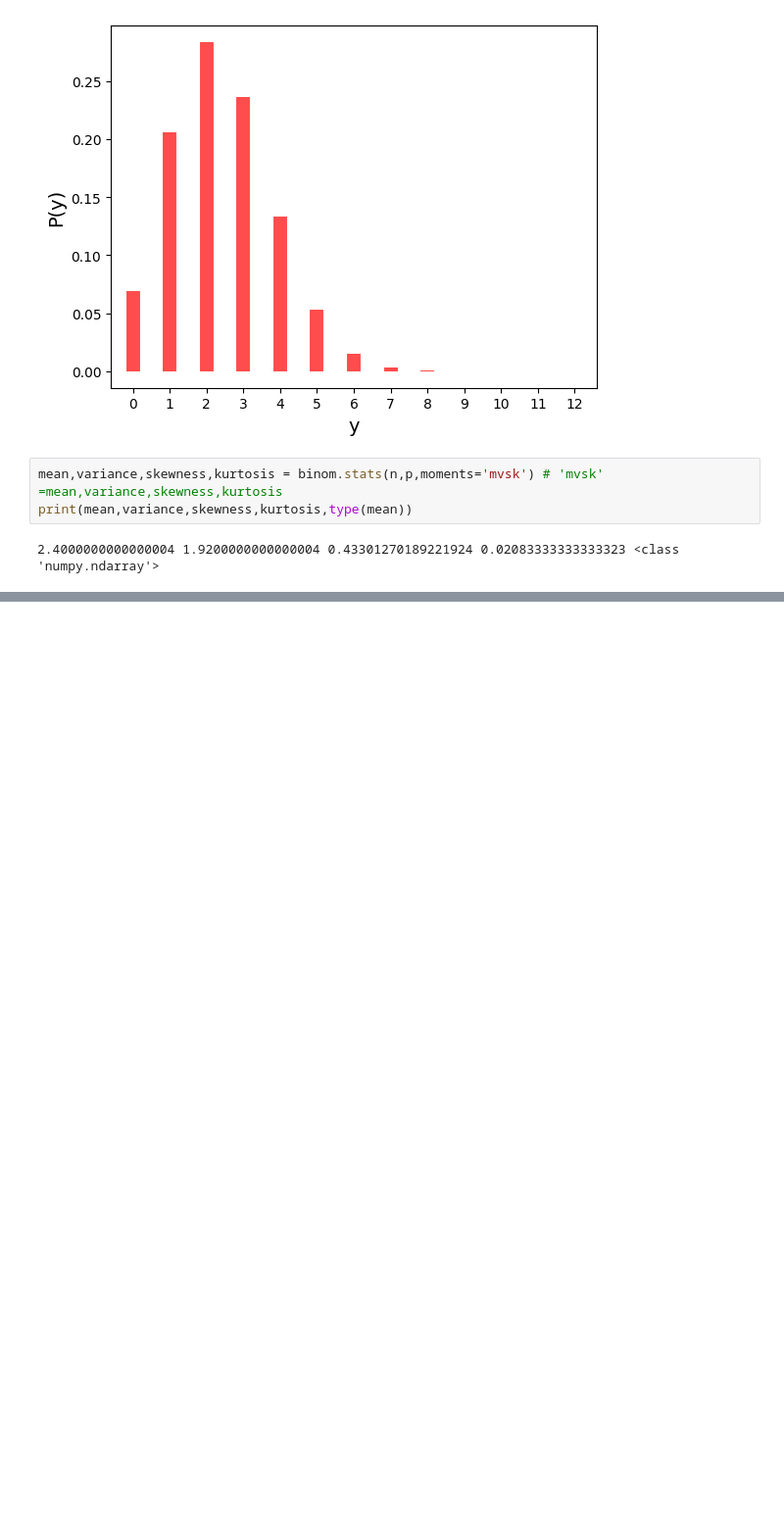
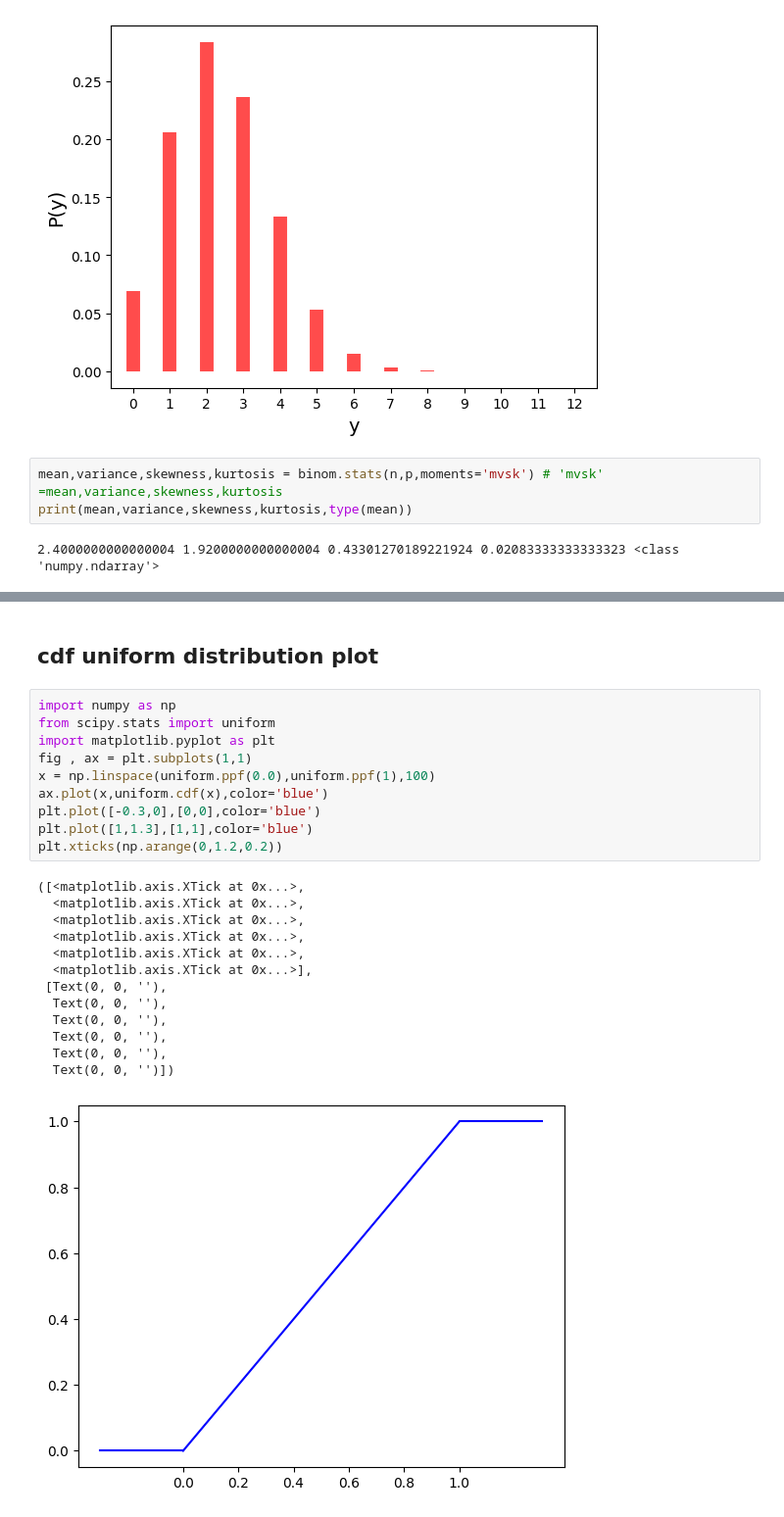
Before and after one commit to ABZ187/Foundations-of-Statistics-for-Data-Scientists_Alan-Agresti-Maria-Kateri, a Jupyter notebook: ch2.ipynb, the cells around one changed output, grey strips where cells are left out. Shown: that part at 98% size. Cells and saved outputs as stored; diff of their text form; blank space fills up the shorter version.

```diff
--- a/ch2.ipynb
+++ b/ch2.ipynb
@@ -69,0 +128,26 @@ print(mean,variance,skewness,kurtosis,type(mean))
+# %% [markdown]
+## cdf uniform distribution plot
+# %%
+import numpy as np
+from scipy.stats import uniform
+import matplotlib.pyplot as plt
+fig , ax = plt.subplots(1,1)
+x = np.linspace(uniform.ppf(0.0),uniform.ppf(1),100)
+ax.plot(x,uniform.cdf(x),color='blue')
+plt.plot([-0.3,0],[0,0],color='blue')
+plt.plot([1,1.3],[1,1],color='blue')
+plt.xticks(np.arange(0,1.2,0.2))
+# %% [output]
+([<matplotlib.axis.XTick at 0x...>,
+  <matplotlib.axis.XTick at 0x...>,
+  <matplotlib.axis.XTick at 0x...>,
+  <matplotlib.axis.XTick at 0x...>,
+  <matplotlib.axis.XTick at 0x...>,
+  <matplotlib.axis.XTick at 0x...>],
+ [Text(0, 0, ''),
+  Text(0, 0, ''),
+  Text(0, 0, ''),
+  Text(0, 0, ''),
+  Text(0, 0, ''),
+  Text(0, 0, '')])
+[figure, added]
```
Also changed, not shown: parts of 11 cells of this notebook.
